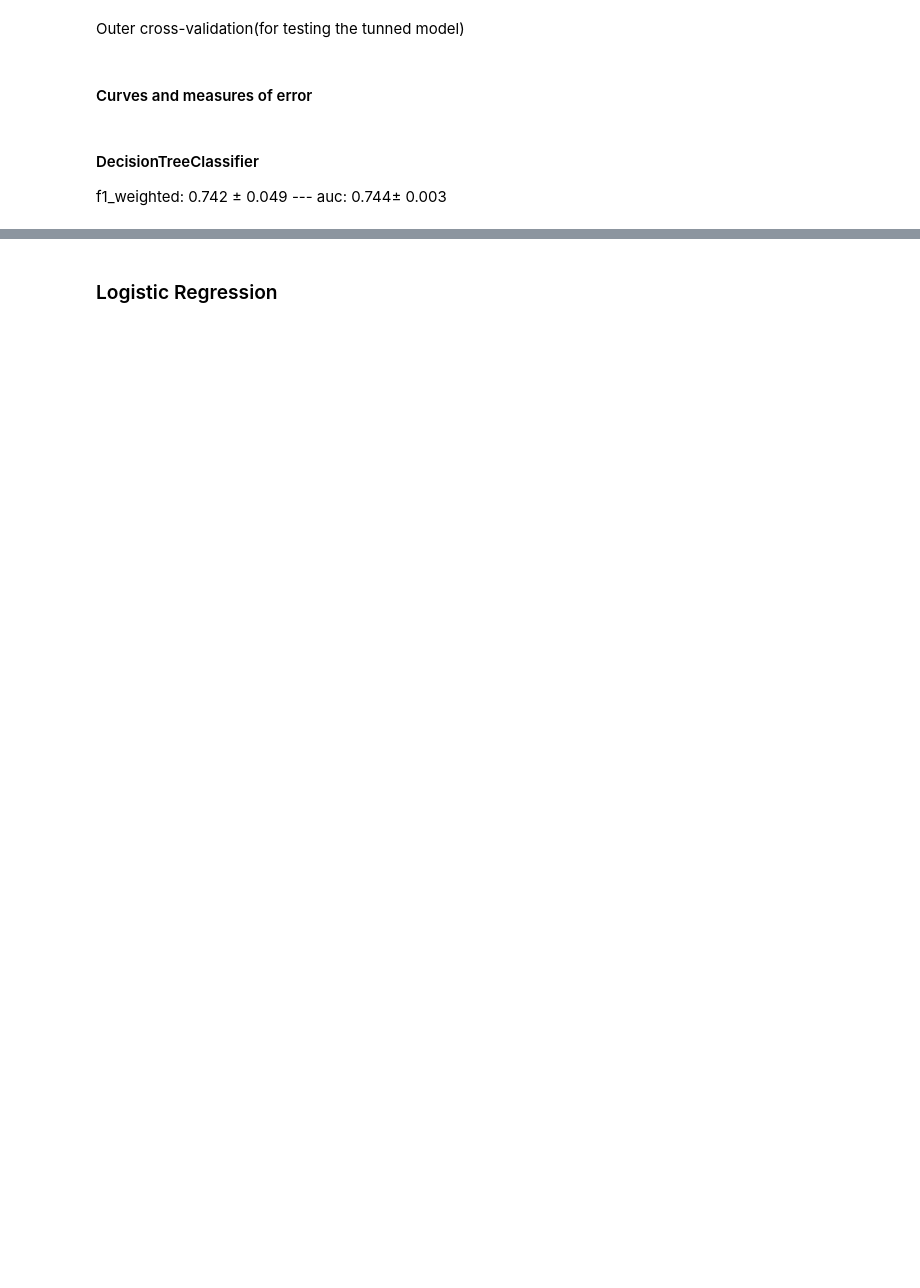
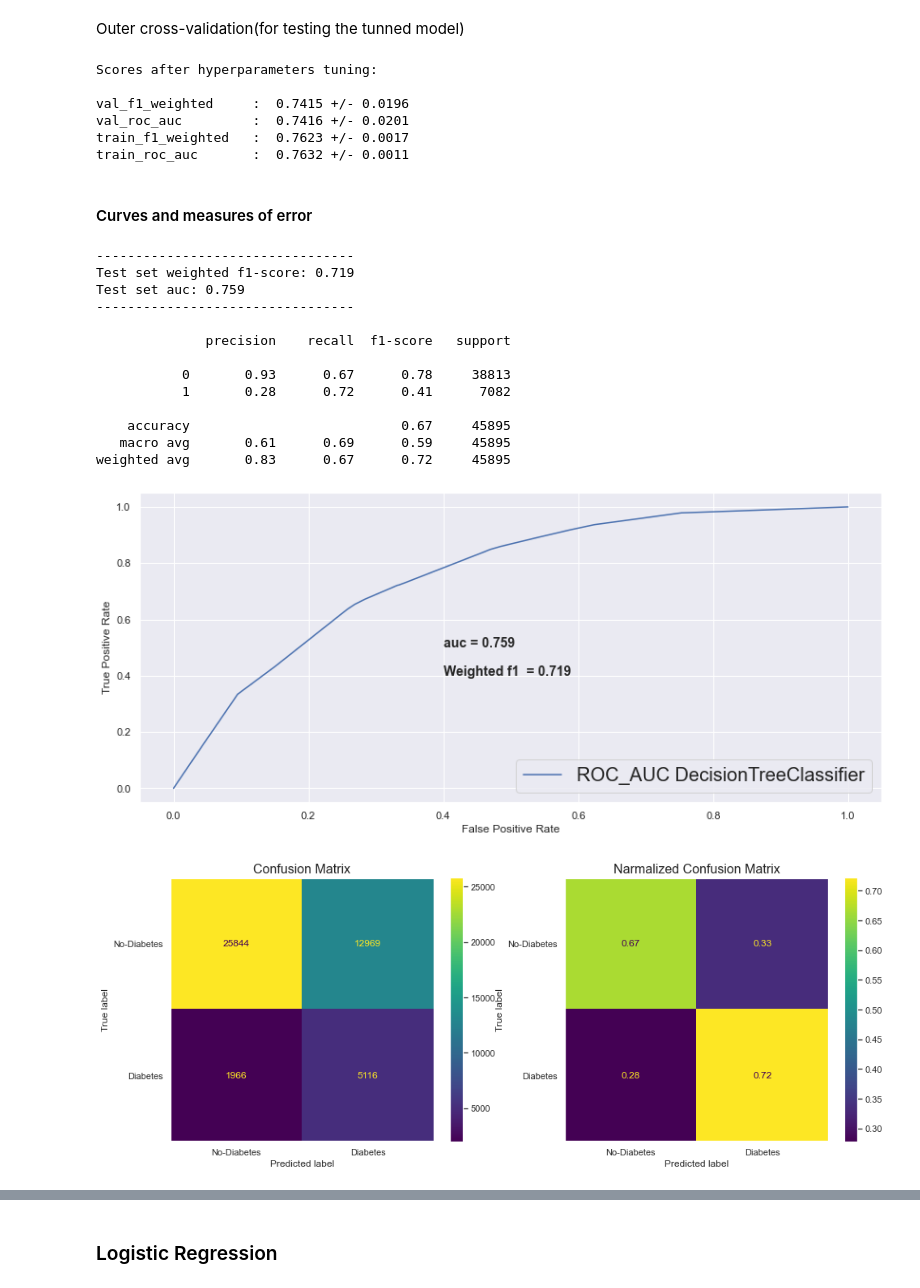
Before and after one commit to maclavijo/MLZoomcamp, a Jupyter notebook: MLZProjects/diabetes.ipynb, the cells around one changed output, grey strips where cells are left out. Drawn from its saved outputs; the diff is of its cells as text; code cells hidden in the pictures; blank space fills up the shorter version.

Commit message:
W8 - Midterm project, Pickling models and testing

```diff
--- a/MLZProjects/diabetes.ipynb
+++ b/MLZProjects/diabetes.ipynb
@@ -240,2 +293,0 @@ preprocessor = ColumnTransformer([
-# %%
-randomState = 42
@@ -248,33 +311,23 @@ inner cross-validation(for Hyperparameter tuning)
 # %%
 %%time
 
-# Inner cross-validation(for Hyperparameter tuning)
-innerCV = StratifiedKFold(n_splits=5, shuffle=True, random_state=randomState)
-# Outer cross-validation(for testing the tunned model)
-outerCV = StratifiedKFold(n_splits=3, shuffle=True, random_state=randomState)
-
-parameters = ['max_depth', 'max_features', 'max_leaf_nodes']
-scoring = {"AUC": "roc_auc", "f1_weighted": "f1_weighted"}
-
 # Model
-model = Pipeline([("classifier", DecisionTreeClassifier(class_weight='balanced', random_state = randomState))])
+model_DT = Pipeline([("classifier", DecisionTreeClassifier(class_weight='balanced', random_state = randomState))])
 
 # Gridsearch params
 param_grid = {
     'classifier__max_depth': (1,3,5,7,10),
     'classifier__max_leaf_nodes': (1, 5,10,15,20),
-    'classifier__max_features': (1,3,5,7,10)
+    'classifier__max_features': (1,3,5,7,10,15)
 }
 
 # Gridsearch
-model_grid_search = GridSearchCV(model,
-                                 param_grid=param_grid,
-                                 scoring=scoring,
-                                 #scoring="f1_weighted",
-                                 #scoring="neg_brier_score",
-                                 n_jobs=-1,
-                                 cv=innerCV,
-                                 return_train_score=True,
-                                 refit=False)
+model_grid_search_DT = GridSearchCV(model_DT,
+                                    param_grid=param_grid,
+                                    scoring=scoring,
+                                    n_jobs=-1,
+                                    cv=innerCV,
+                                    return_train_score=True,
+                                    refit=False)
 
-model_grid_search.fit(dfTrainFull, yTrainFull)
+_ = model_grid_search_DT.fit(dfTrainFull, yTrainFull)
@@ -301,10 +369,12 @@ We will choose max_depth=5, max_features=10 and max_leaf_nodes=10. reaching a co
 # %%
 %%time
 
-model = Pipeline([("classifier", DecisionTreeClassifier(class_weight='balanced',
+bestParamsDT = ['max_depth=7', 'max_leaf_nodes=20', 'max_features=5']
+
+modelDT = Pipeline([("classifier", DecisionTreeClassifier(class_weight='balanced',
                                                         random_state = randomState,
                                                         max_depth=7,
-                                                        max_features=15,
-                                                        max_leaf_nodes=5))])
+                                                        max_leaf_nodes=20,
+                                                        max_features=5))])
 
-model.fit(dfTrainFull, yTrainFull)
+_ = modelDT.fit(dfTrainFull, yTrainFull)
@@ -339,7 +385,29 @@ print(table)
+# %%
+getBestModelResults(modelDT)
+# %% [output]
+Scores after hyperparameters tuning:
+
+val_f1_weighted     :  0.7415 +/- 0.0196
+val_roc_auc         :  0.7416 +/- 0.0201
+train_f1_weighted   :  0.7623 +/- 0.0017
+train_roc_auc       :  0.7632 +/- 0.0011
 # %% [markdown]
 #### Curves and measures of error
 # %%
-_ = utils.getMeasures(model)
+_ = getMeasures(modelDT)
+# %% [output]
+---------------------------------
+Test set weighted f1-score: 0.719
+Test set auc: 0.759
+---------------------------------
+
+              precision    recall  f1-score   support
+
+           0       0.93      0.67      0.78     38813
+           1       0.28      0.72      0.41      7082
+
+    accuracy                           0.67     45895
+   macro avg       0.61      0.69      0.59     45895
+weighted avg       0.83      0.67      0.72     45895
+[figure, added]
+[figure, added]
-# %% [markdown]
-#### DecisionTreeClassifier
-f1_weighted: 0.742 ± 0.049 --- auc: 0.744± 0.003
```
Also changed, not shown: parts of 86 cells of this notebook, 11 other files.
